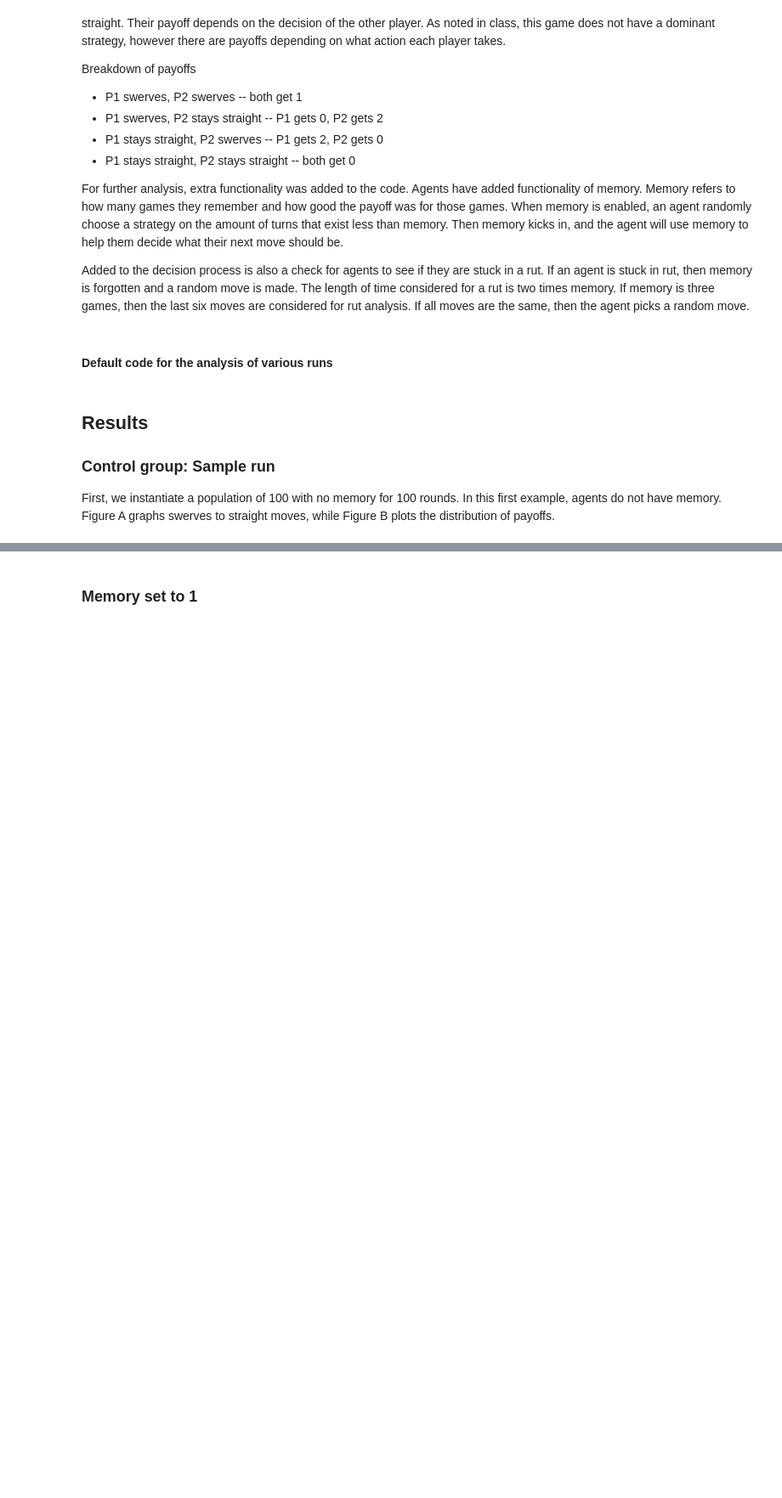
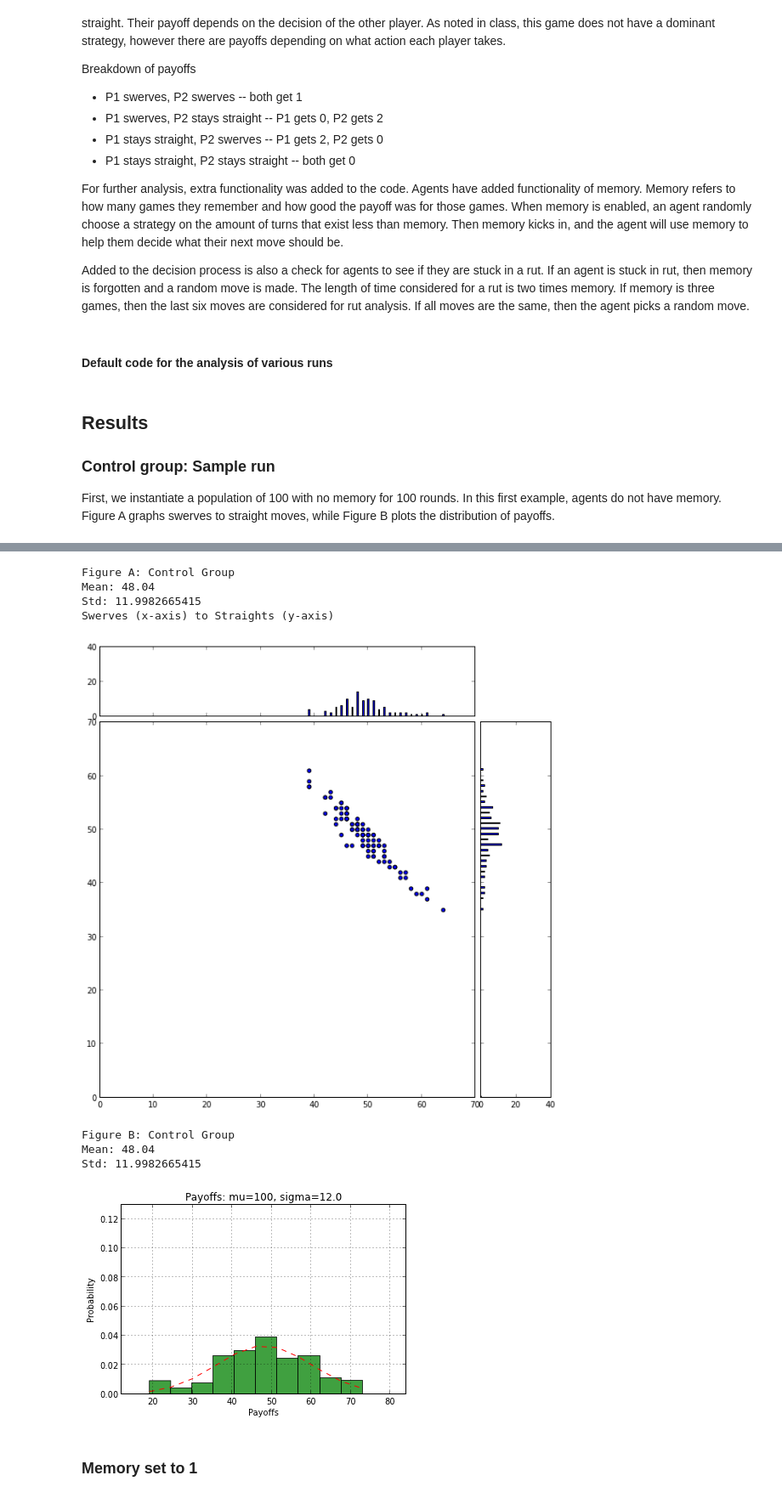
Before and after one commit to WenjingWang1001/css610, a Jupyter notebook: ziagent_game/analysis.ipynb, the cells around one changed output, grey strips where cells are left out. Shown at 85% size. Drawn from its saved outputs; the diff is of its cells as text; code cells hidden in the pictures; blank space fills up the shorter version.

```diff
--- a/ziagent_game/analysis.ipynb
+++ b/ziagent_game/analysis.ipynb
@@ -57,3 +68,16 @@ Figure B: Control Group
+# %%
+for x in range(5):
+    run_and_graph(players, rounds, memory, g_type)
+# %% [output]
+Figure A: Control Group
+Mean: 48.04
+Std: 11.9982665415
+Swerves (x-axis) to Straights (y-axis)
+[figure, added]
+Figure B: Control Group
+Mean: 48.04
+Std: 11.9982665415
+[figure, added]
 # %% [markdown]
 ### Memory set to 1
 # %%
```
Also changed, not shown: parts of 14 cells of this notebook.
